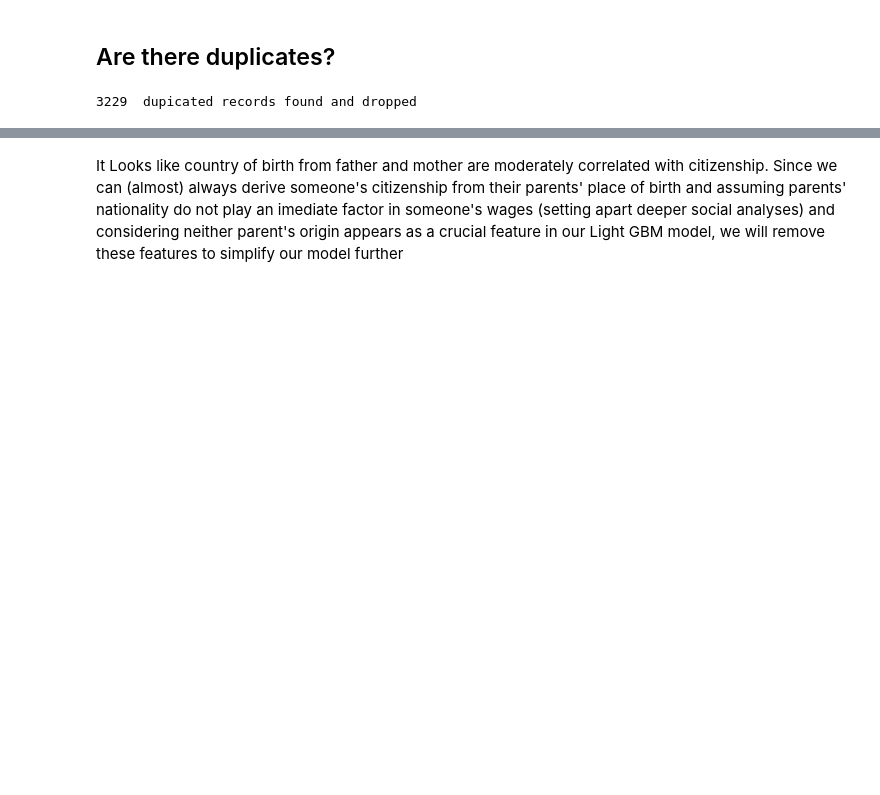
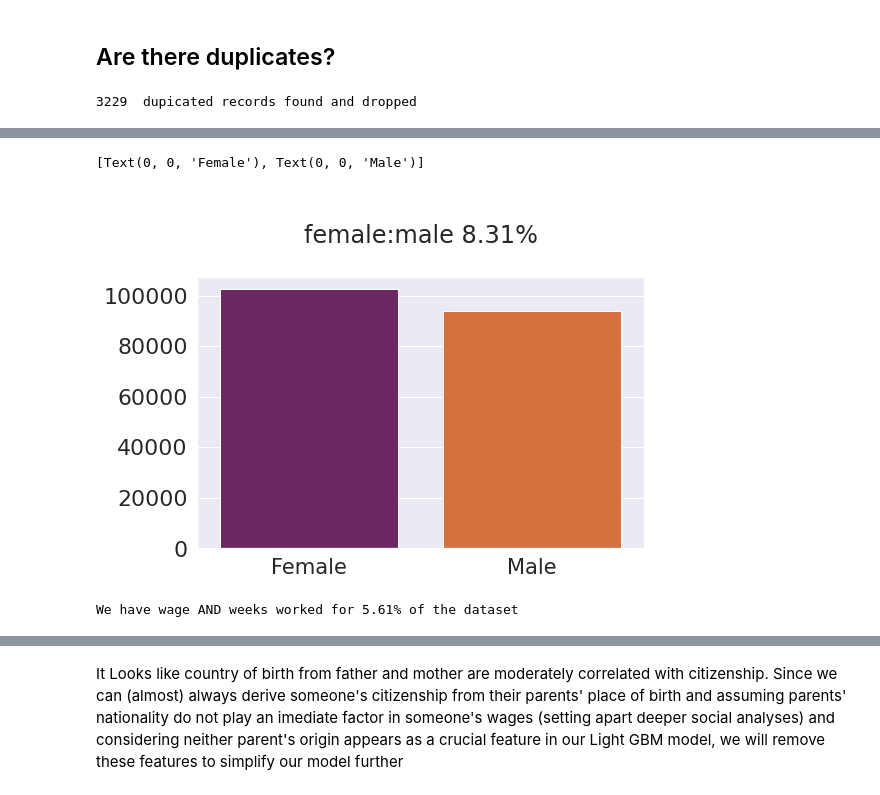
Before and after one commit to btrentini/data_science, a Jupyter notebook: US_Census.ipynb, the cells around one changed output, grey strips where cells are left out. Cells and saved outputs as stored; diff of their text form; code cells hidden in the pictures; blank space fills up the shorter version.

```diff
--- a/US_Census.ipynb
+++ b/US_Census.ipynb
@@ -395,0 +443,17 @@ Start with a simple light GBM for estimating feature importance
+# %%
+fig, ax=plt.subplots(figsize=(8,5))
+sex_balance = 1-(df[df.sex == 1].sex.value_counts().values[0] / df[df.sex == 0].sex.value_counts().values[0])
+sns.barplot(x=df.sex.unique(), palette=pal,
+            y=df.sex.value_counts().values).\
+            set_title('\nfemale:male {}%\n'.format(round(100*sex_balance,2)));
+
+plt.xticks(rotation=0, fontsize=21)
+ax.set_xticklabels(['Female', 'Male'])
+# %% [output]
+[Text(0, 0, 'Female'), Text(0, 0, 'Male')]
+[figure, added]
+# %%
+print("We have wage AND weeks worked for {}% of the dataset".format(
+    round(100*len(df[(df.wage_per_hour!=0) & (df.weeks_worked_in_year!=0)])/len(df),2)))
+# %% [output]
+We have wage AND weeks worked for 5.61% of the dataset
```
Also changed, not shown: parts of 128 cells of this notebook.
